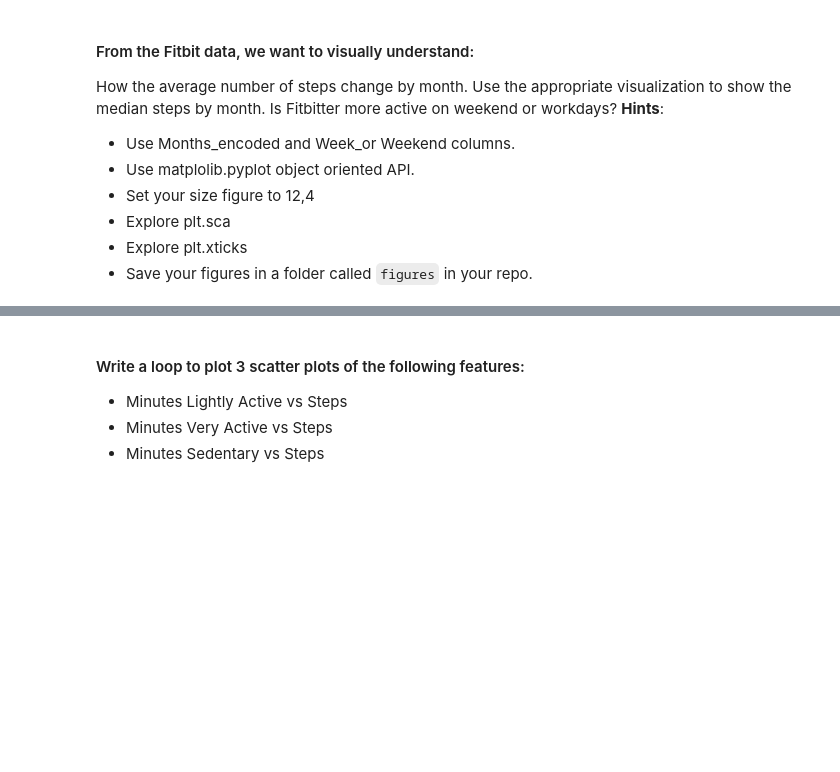
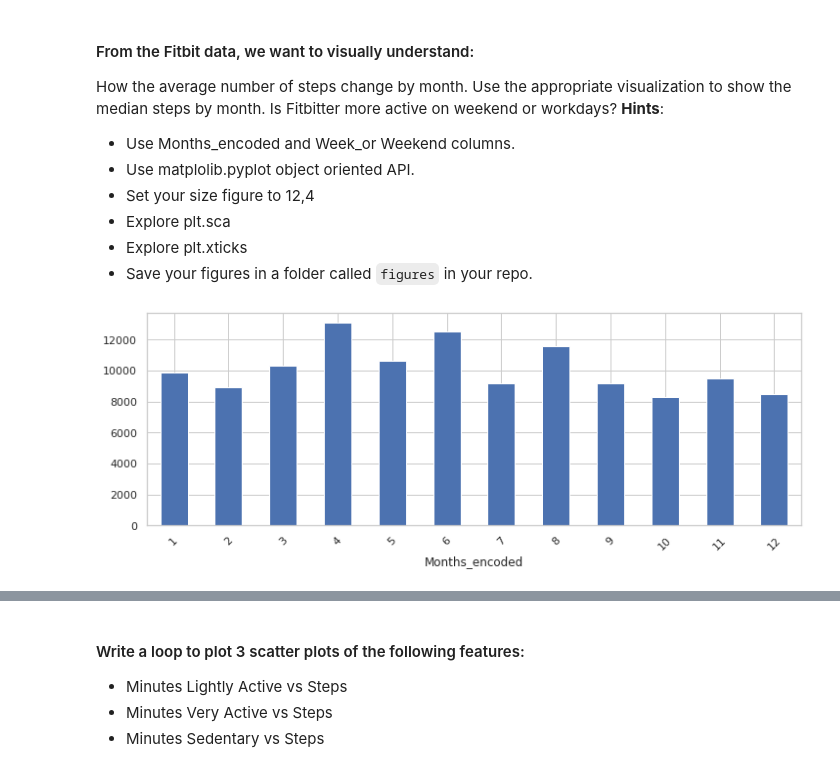
Before and after one commit to Ironhack-Data-Madrid-Enero-2022/lab-matplotlib-seaborn, a Jupyter notebook: your-code/main.ipynb, the cells around one changed output, grey strips where cells are left out. Drawn from its saved outputs; the diff is of its cells as text; code cells hidden in the pictures; blank space fills up the shorter version.

```diff
--- a/your-code/main.ipynb
+++ b/your-code/main.ipynb
@@ -9,3 +14,7 @@ import numpy as np
+# %%
+sns.set_context("poster")
+sns.set(rc={"figure.figsize": (12.,4.)})
+sns.set_style("whitegrid")
 # %% [markdown]
 ## Challenge
 #### Import the `Fitbit2` dataset and store it in a variable called `fitbit`. You can find the dataset in Ironhack's database:
@@ -13,4 +22,5 @@ import numpy as np
 * table: `fitbit2`
 # %%
 # your code here
-#hasdhsad
+fitbit = pd.read_csv('../data/Fitbit2.csv')
+fitbit.head()
@@ -26,4 +44,11 @@ How the average number of steps change by month. Use the appropriate visualizati
 * Explore plt.sca
 * Explore plt.xticks
 * Save your figures in a folder called `figures` in your repo.
+# %%
+# AVERAGE STEPS BY MONTH_ENCODED
+# your code here
+steps = fitbit.groupby(["Months_encoded"])["Steps"].mean().plot(kind="bar")
+plt.xticks(rotation=45);
+# %% [output]
+[figure, added]
 # %%
```
Also changed, not shown: parts of 45 cells of this notebook.
